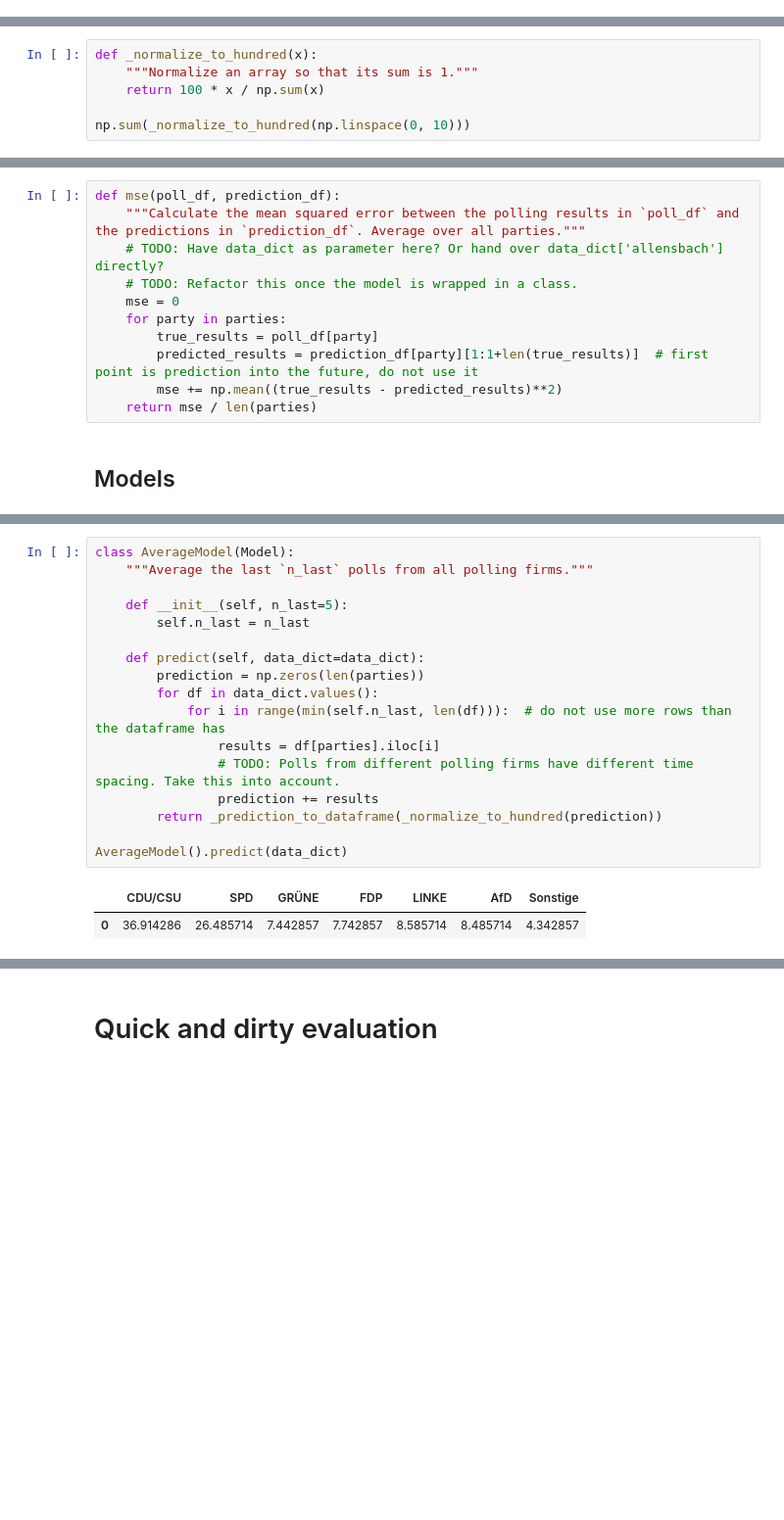
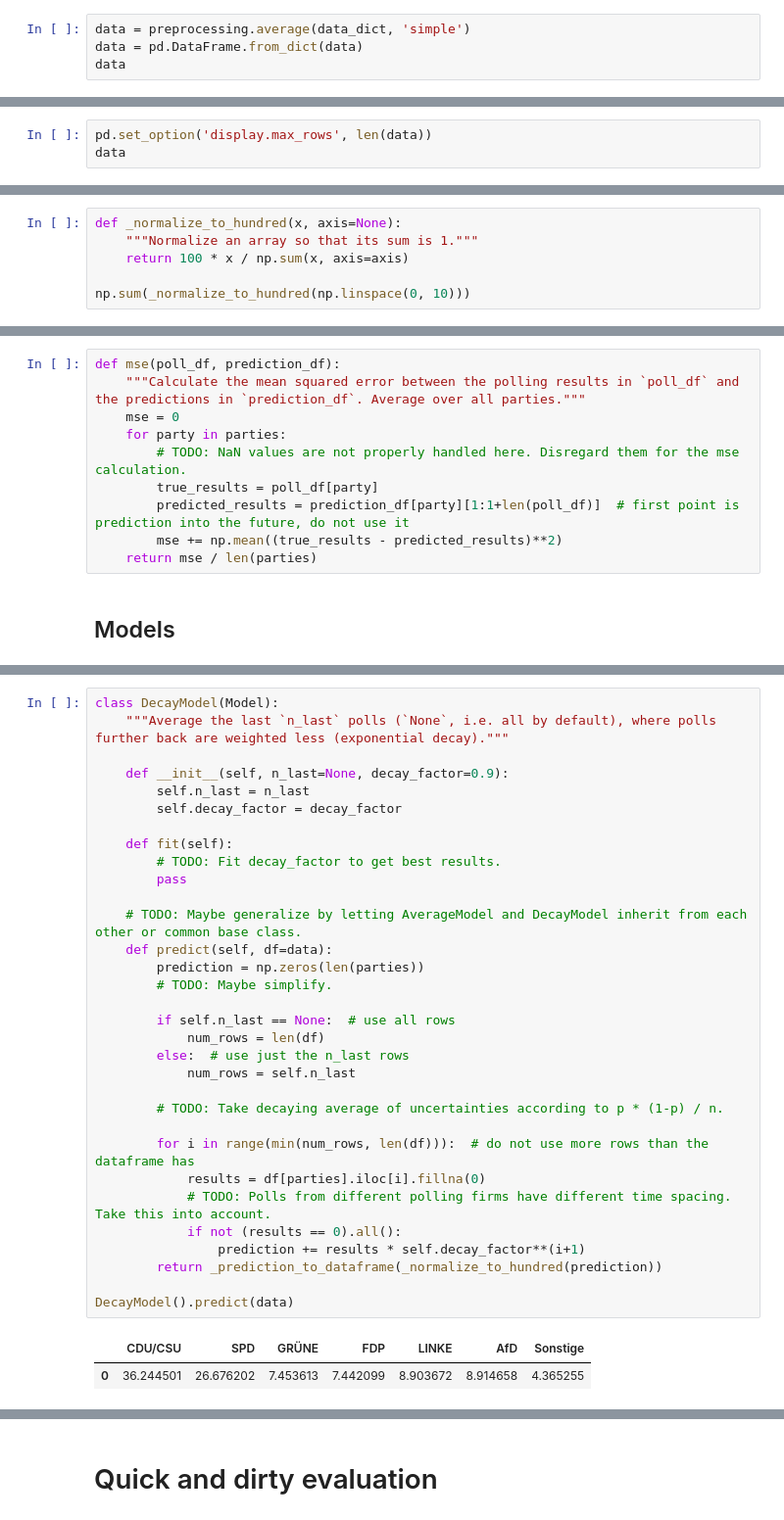
Before and after one commit to daveh19/foxy-predictor, a Jupyter notebook: models/models.ipynb, the cells around one changed output, grey strips where cells are left out. Shown at 98% size. Cells and saved outputs as stored; diff of their text form; blank space fills up the shorter version.

```diff
--- a/models/models.ipynb
+++ b/models/models.ipynb
@@ -34,0 +57,4 @@ data_dict = {key: _preprocess_df(df) for key, df in data_dict.items()}
+# %%
+data = preprocessing.average(data_dict, 'simple')
+data = pd.DataFrame.from_dict(data)
+data
@@ -34,0 +80,3 @@ data_dict = {key: _preprocess_df(df) for key, df in data_dict.items()}
+# %%
+pd.set_option('display.max_rows', len(data))
+data
@@ -35,7 +101,7 @@ data_dict = {key: _preprocess_df(df) for key, df in data_dict.items()}
 # %%
-def _normalize_to_hundred(x):
+def _normalize_to_hundred(x, axis=None):
     """Normalize an array so that its sum is 1."""
-    return 100 * x / np.sum(x)
+    return 100 * x / np.sum(x, axis=axis)
 
 np.sum(_normalize_to_hundred(np.linspace(0, 10)))
 # %% [output]
@@ -52,12 +118,11 @@ _prediction_to_dataframe(range(len(parties)))
 # %%
 def mse(poll_df, prediction_df):
     """Calculate the mean squared error between the polling results in `poll_df` and the predictions in `prediction_df`. Average over all parties."""
-    # TODO: Have data_dict as parameter here? Or hand over data_dict['allensbach'] directly?
-    # TODO: Refactor this once the model is wrapped in a class.
     mse = 0
     for party in parties:
+        # TODO: NaN values are not properly handled here. Disregard them for the mse calculation.
         true_results = poll_df[party]
-        predicted_results = prediction_df[party][1:1+len(true_results)]  # first point is prediction into the future, do not use it
+        predicted_results = prediction_df[party][1:1+len(poll_df)]  # first point is prediction into the future, do not use it
         mse += np.mean((true_results - predicted_results)**2)
     return mse / len(parties)
 # %% [markdown]
@@ -101,20 +218,35 @@ class Model():
 # %%
-class AverageModel(Model):
-    """Average the last `n_last` polls from all polling firms."""
+class DecayModel(Model):
+    """Average the last `n_last` polls (`None`, i.e. all by default), where polls further back are weighted less (exponential decay)."""
 
-    def __init__(self, n_last=5):
+    def __init__(self, n_last=None, decay_factor=0.9):
         self.n_last = n_last
+        self.decay_factor = decay_factor
 
-    def predict(self, data_dict=data_dict):
+    def fit(self):
+        # TODO: Fit decay_factor to get best results.
+        pass
+
+    # TODO: Maybe generalize by letting AverageModel and DecayModel inherit from each other or common base class.
+    def predict(self, df=data):
         prediction = np.zeros(len(parties))
-        for df in data_dict.values():
-            for i in range(min(self.n_last, len(df))):  # do not use more rows than the dataframe has
-                results = df[parties].iloc[i]
-                # TODO: Polls from different polling firms have different time spacing. Take this into account.
-                prediction += results
+        # TODO: Maybe simplify.
+
+        if self.n_last == None:  # use all rows
+            num_rows = len(df)
+        else:  # use just the n_last rows
+            num_rows = self.n_last
+
+        # TODO: Take decaying average of uncertainties according to p * (1-p) / n.
+
+        for i in range(min(num_rows, len(df))):  # do not use more rows than the dataframe has
+            results = df[parties].iloc[i].fillna(0)
+            # TODO: Polls from different polling firms have different time spacing. Take this into account.
+            if not (results == 0).all():
+                prediction += results * self.decay_factor**(i+1)
         return _prediction_to_dataframe(_normalize_to_hundred(prediction))
 
-AverageModel().predict(data_dict)
+DecayModel().predict(data)
 # %% [output]
 |  | CDU/CSU | SPD | GRÜNE | FDP | LINKE | AfD | Sonstige |
-| 0 | 36.914286 | 26.485714 | 7.442857 | 7.742857 | 8.585714 | 8.485714 | 4.342857 |
+| 0 | 36.244501 | 26.676202 | 7.453613 | 7.442099 | 8.903672 | 8.914658 | 4.365255 |
```
Also changed, not shown: parts of 25 cells of this notebook, 3 other files.
